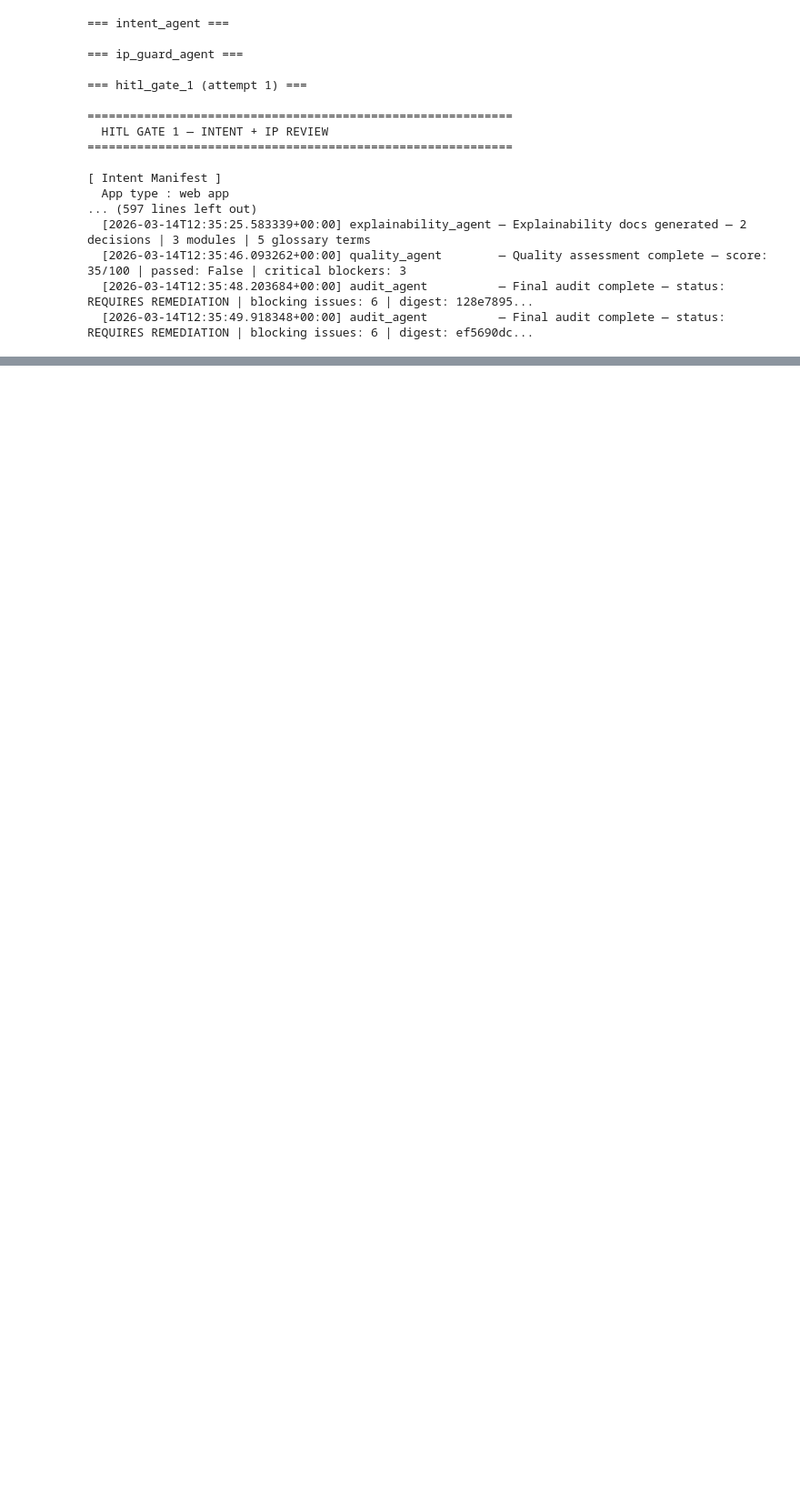
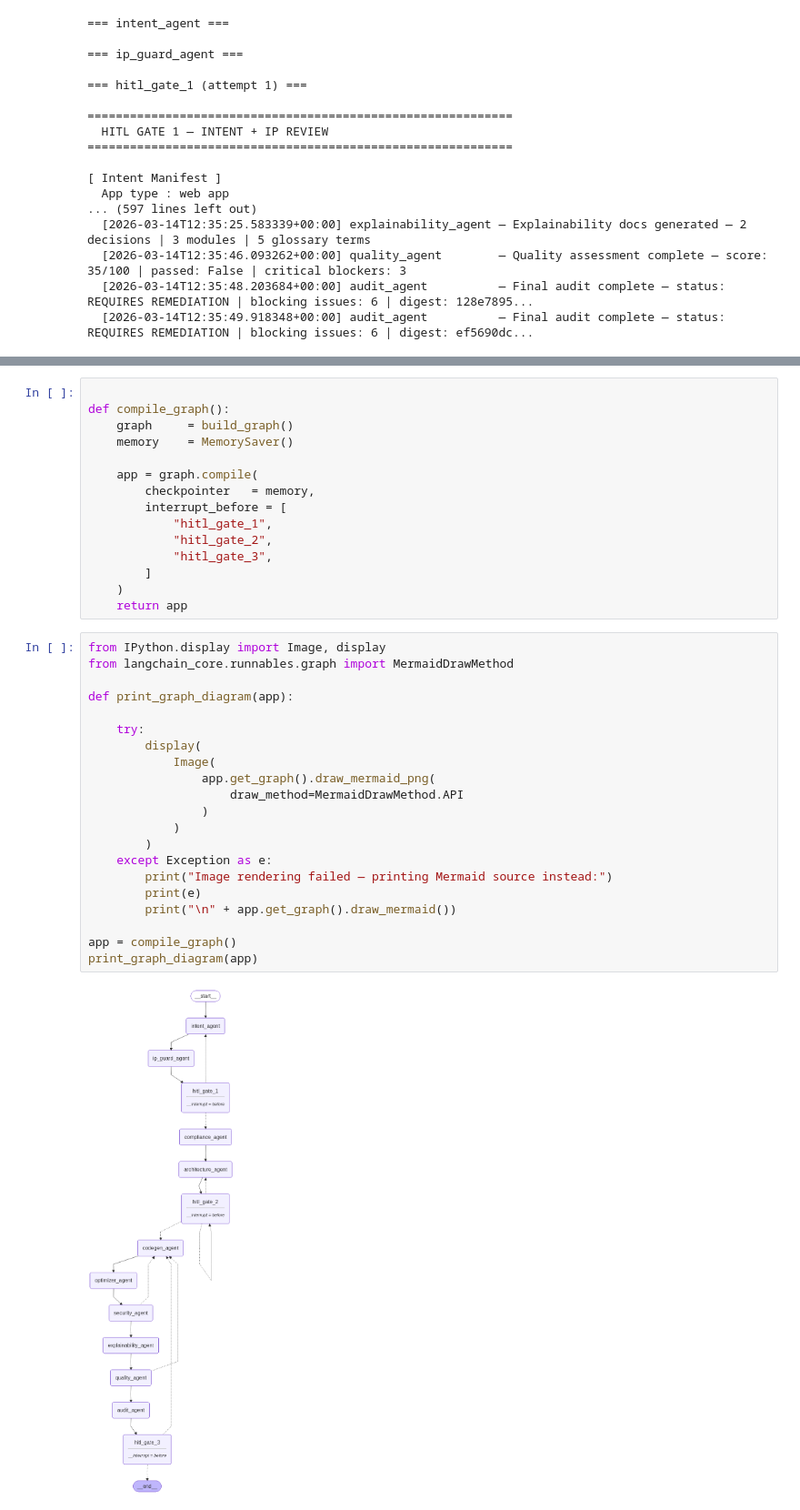
Before and after one commit to Ash2809/Native-AI-Developer, a Jupyter notebook: notebooks/agent.ipynb, the cells around one changed output, grey strips where cells are left out. Shown at 91% size. Saved outputs shown, nothing was run; the diff lists cells and outputs as text; blank space fills up the shorter version.

```diff
--- a/notebooks/agent.ipynb
+++ b/notebooks/agent.ipynb
@@ -4201,0 +5716,38 @@ if __name__ == "__main__":
+# %%
+
+def compile_graph():
+    graph     = build_graph()
+    memory    = MemorySaver()
+
+    app = graph.compile(
+        checkpointer   = memory,
+        interrupt_before = [
+            "hitl_gate_1",
+            "hitl_gate_2",
+            "hitl_gate_3",
+        ]
+    )
+    return app
+# %%
+from IPython.display import Image, display
+from langchain_core.runnables.graph import MermaidDrawMethod
+
+def print_graph_diagram(app):
+
+    try:
+        display(
+            Image(
+                app.get_graph().draw_mermaid_png(
+                    draw_method=MermaidDrawMethod.API
+                )
+            )
+        )
+    except Exception as e:
+        print("Image rendering failed — printing Mermaid source instead:")
+        print(e)
+        print("\n" + app.get_graph().draw_mermaid())
+
+app = compile_graph()
+print_graph_diagram(app)
+# %% [output]
+[figure, added]
```
Also changed, not shown: parts of 8 cells of this notebook, 2 other files.
